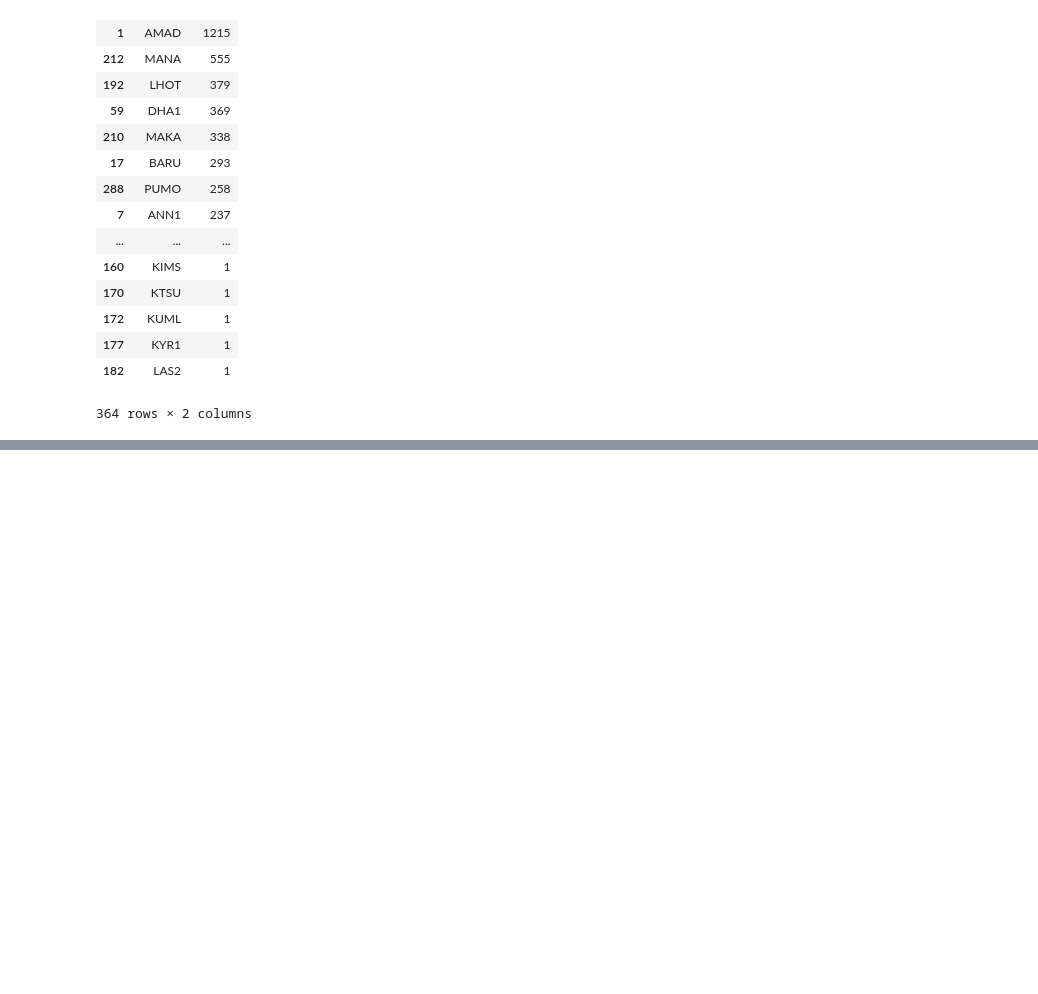
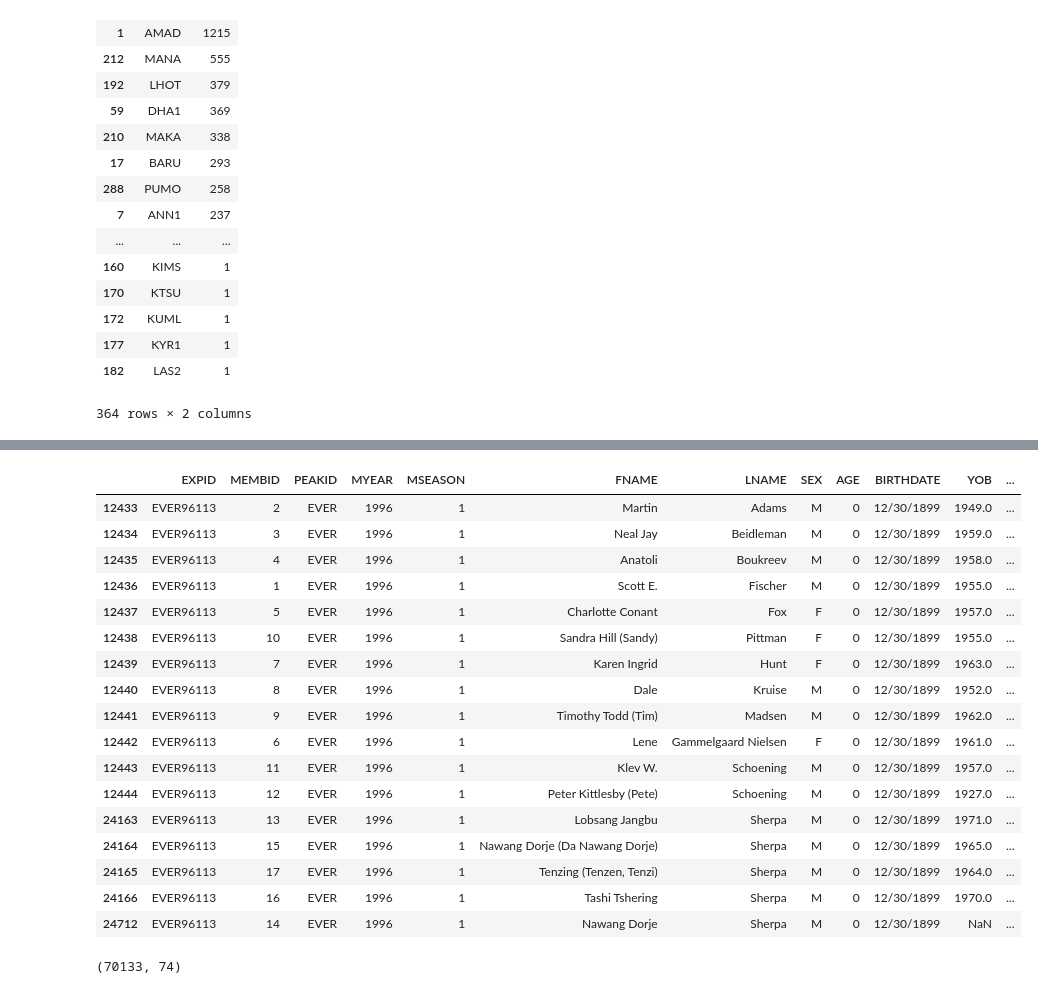
Before and after one commit to elbertwang3/himalayas, a Jupyter notebook: data/Untitled.ipynb, the cells around one changed output, grey strips where cells are left out. Cells and saved outputs as stored; diff of their text form; code cells hidden in the pictures; blank space fills up the shorter version.

```diff
--- a/data/Untitled.ipynb
+++ b/data/Untitled.ipynb
@@ -547,0 +567,21 @@ expeds.groupby(['PEAKID']).size().reset_index(name='counts').sort_values(['count
+# %%
+members.loc[members['EXPID'] == 'EVER96113']
+# %% [output]
+|  | EXPID | MEMBID | PEAKID | MYEAR | MSEASON | FNAME | LNAME | SEX | AGE | BIRTHDATE | YOB | ... |
+| 12433 | EVER96113 | 2 | EVER | 1996 | 1 | Martin | Adams | M | 0 | 12/30/1899 | 1949.0 | ... |
+| 12434 | EVER96113 | 3 | EVER | 1996 | 1 | Neal Jay | Beidleman | M | 0 | 12/30/1899 | 1959.0 | ... |
+| 12435 | EVER96113 | 4 | EVER | 1996 | 1 | Anatoli | Boukreev | M | 0 | 12/30/1899 | 1958.0 | ... |
+| 12436 | EVER96113 | 1 | EVER | 1996 | 1 | Scott E. | Fischer | M | 0 | 12/30/1899 | 1955.0 | ... |
+| 12437 | EVER96113 | 5 | EVER | 1996 | 1 | Charlotte Conant | Fox | F | 0 | 12/30/1899 | 1957.0 | ... |
+| 12438 | EVER96113 | 10 | EVER | 1996 | 1 | Sandra Hill (Sandy) | Pittman | F | 0 | 12/30/1899 | 1955.0 | ... |
+| 12439 | EVER96113 | 7 | EVER | 1996 | 1 | Karen Ingrid | Hunt | F | 0 | 12/30/1899 | 1963.0 | ... |
+| 12440 | EVER96113 | 8 | EVER | 1996 | 1 | Dale | Kruise | M | 0 | 12/30/1899 | 1952.0 | ... |
+| 12441 | EVER96113 | 9 | EVER | 1996 | 1 | Timothy Todd (Tim) | Madsen | M | 0 | 12/30/1899 | 1962.0 | ... |
+| 12442 | EVER96113 | 6 | EVER | 1996 | 1 | Lene | Gammelgaard Nielsen | F | 0 | 12/30/1899 | 1961.0 | ... |
+| 12443 | EVER96113 | 11 | EVER | 1996 | 1 | Klev W. | Schoening | M | 0 | 12/30/1899 | 1957.0 | ... |
+| 12444 | EVER96113 | 12 | EVER | 1996 | 1 | Peter Kittlesby (Pete) | Schoening | M | 0 | 12/30/1899 | 1927.0 | ... |
+| 24163 | EVER96113 | 13 | EVER | 1996 | 1 | Lobsang Jangbu | Sherpa | M | 0 | 12/30/1899 | 1971.0 | ... |
+| 24164 | EVER96113 | 15 | EVER | 1996 | 1 | Nawang Dorje (Da Nawang Dorje) | Sherpa | M | 0 | 12/30/1899 | 1965.0 | ... |
+| 24165 | EVER96113 | 17 | EVER | 1996 | 1 | Tenzing (Tenzen, Tenzi) | Sherpa | M | 0 | 12/30/1899 | 1964.0 | ... |
+| 24166 | EVER96113 | 16 | EVER | 1996 | 1 | Tashi Tshering | Sherpa | M | 0 | 12/30/1899 | 1970.0 | ... |
+| 24712 | EVER96113 | 14 | EVER | 1996 | 1 | Nawang Dorje | Sherpa | M | 0 | 12/30/1899 | NaN | ... |
@@ -547,0 +594,4 @@ expeds.groupby(['PEAKID']).size().reset_index(name='counts').sort_values(['count
+# %%
+members.shape
+# %% [output]
+(70133, 74)
```
Also changed, not shown: parts of 9 cells of this notebook, 19 other files.
